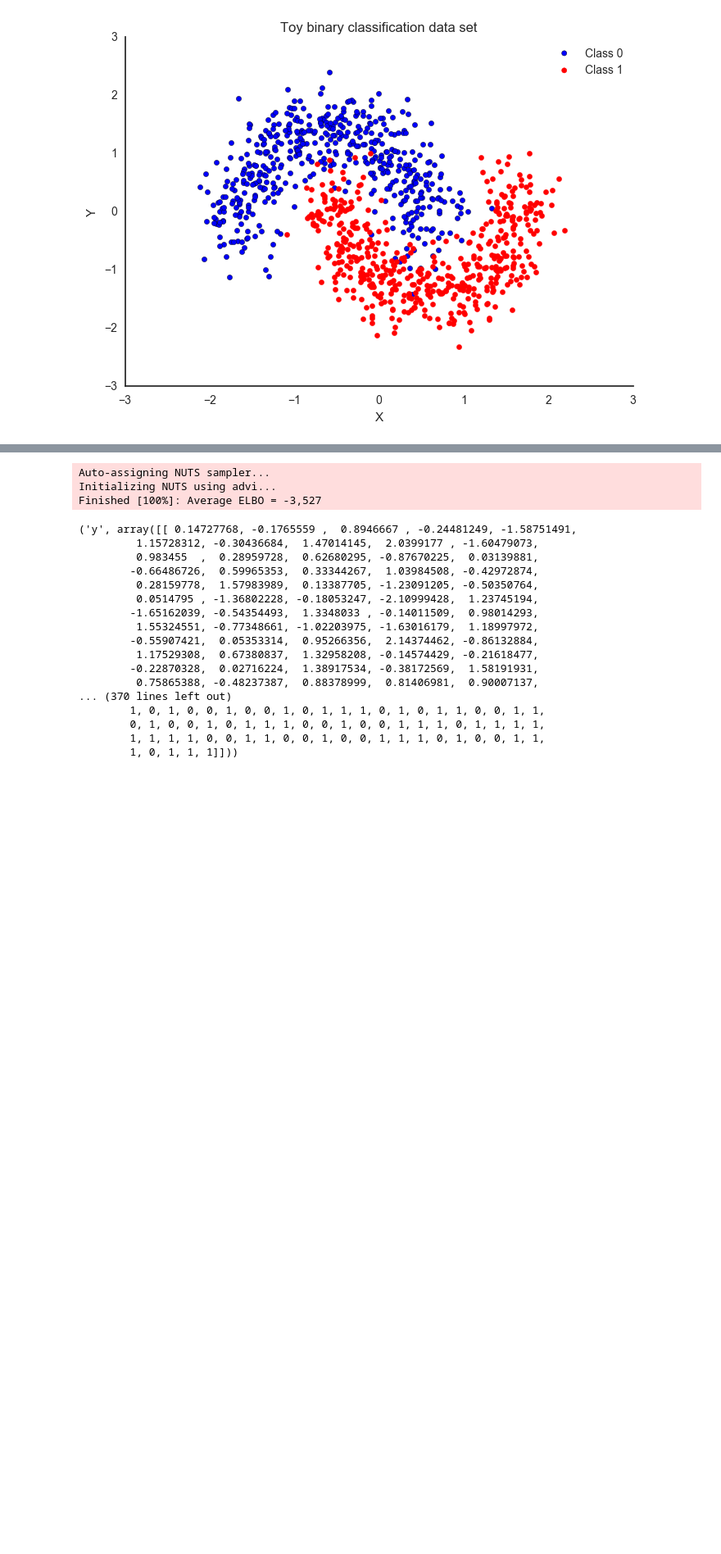
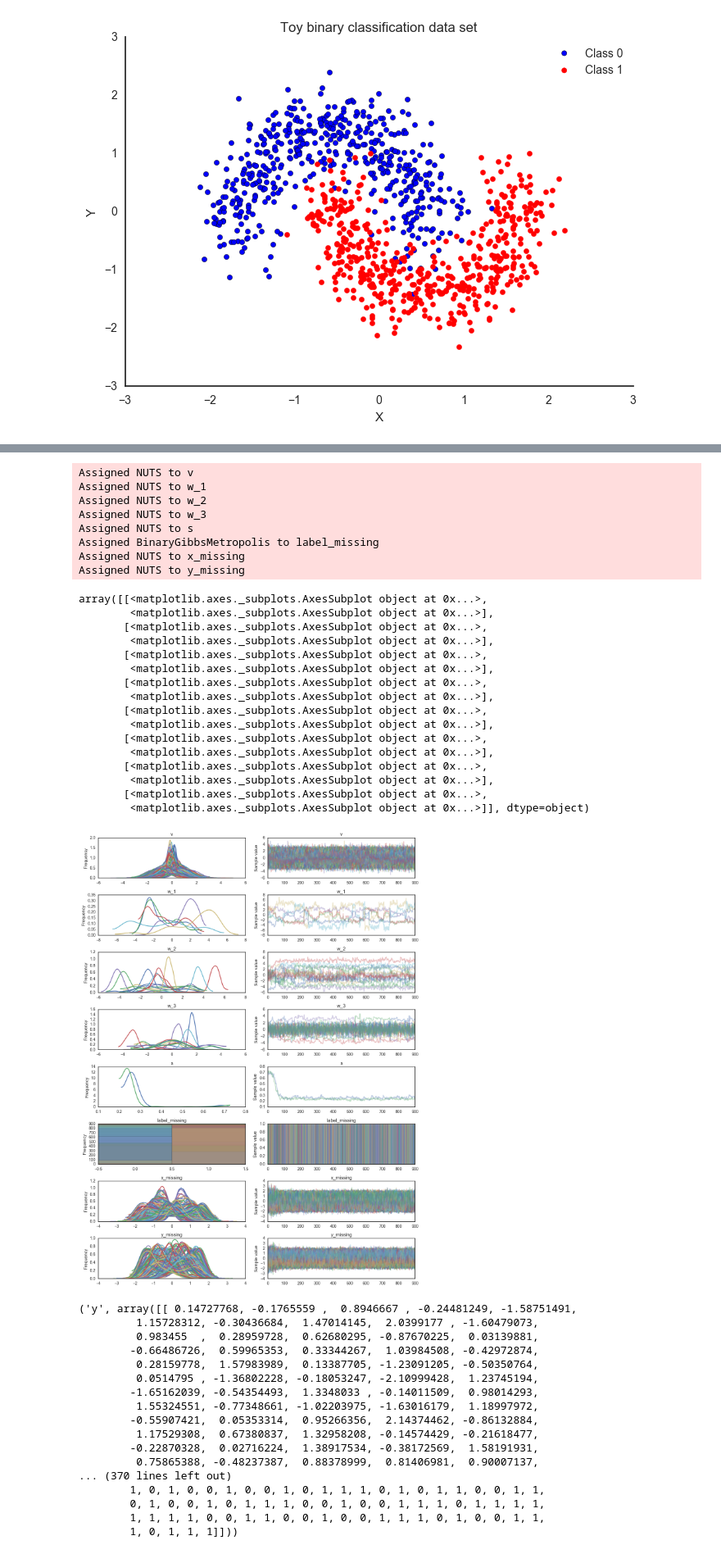
Before and after one commit to yunlinz/imputer, a Jupyter notebook: simple.ipynb, the cells around one changed output, grey strips where cells are left out. Shown at 82% size. Saved outputs shown, nothing was run; the diff lists cells and outputs as text; code cells hidden in the pictures; blank space fills up the shorter version.

Commit message:
2 sigma

```diff
--- a/simple.ipynb
+++ b/simple.ipynb
@@ -35,7 +35,7 @@ y_masked = combined_data[~mask[:,0] & mask[:,1]]
 label_only = combined_data[mask[:,0] & mask[:,1] & ~mask[:,2]]
 coord_only = combined_data[~mask[:,0] & ~mask[:,1] & mask[:,2]]
 
-train_data = combined_data[~mask[:,0] | ~mask[:,1] | ~mask[:,2]]
+train_data = masked_data[~mask[:,0] | ~mask[:,1] | ~mask[:,2]]
 # %%
 fig, ax = plt.subplots()
 ax.scatter(non_masked[non_masked[:,2]==0, 0], non_masked[non_masked[:,2]==0, 1], label='Class 0')
@@ -48,9 +48,4 @@ ax.set(xlabel='X', ylabel='Y', title='Toy binary classification data set');
 # %%
-def sigmoid(x):
-    lambda(x): 1.0/(1.0+exp(-x))
-
-
-
 latent_size = 2
 
 hidden_1 = 3
@@ -68,26 +63,51 @@ with pm.Model() as imputer:
     weight_2 = pm.Normal('w_2', 0, sd=1, shape=(hidden_1, hidden_2), testval=w_2)
     weight_3 = pm.Normal('w_3', 0, sd=1, shape=(hidden_2, out), testval=w_3)
 
+    sigmas = pm.Normal('s', 1, 1, shape=2)
+
     act_1 = T.nnet.sigmoid(T.dot(latent_v, weight_1))
     act_2 = T.nnet.sigmoid(T.dot(act_1, weight_2))
     output = T.dot(act_2, weight_3)
 
     labels = pm.Bernoulli('label', act_2[:,0], observed=train_data[:,2])
-    x_coords = pm.Normal('x', output[:,0], sd=output[:,1], observed=train_data[:,0])
-    y_coords = pm.Normal('y', output[:,2], sd=output[:,3], observed=train_data[:,1])
+    x_coords = pm.Normal('x', output[:,0], sd=sigmas[labels], observed=train_data[:,0])
+    y_coords = pm.Normal('y', output[:,1], sd=sigmas[labels], observed=train_data[:,1])
 # %%
 from pymc3 import sample
 
 with imputer:
-    trace = sample(5000)
+    trace = sample(1000)
 # %% [output]
-Auto-assigning NUTS sampler...
-Initializing NUTS using advi...
-Finished [100%]: Average ELBO = -3,527
+Assigned NUTS to v
+Assigned NUTS to w_1
+Assigned NUTS to w_2
+Assigned NUTS to w_3
+Assigned NUTS to s
+Assigned BinaryGibbsMetropolis to label_missing
+Assigned NUTS to x_missing
+Assigned NUTS to y_missing
 # %%
 from pymc3 import traceplot
 
-traceplot(trace)
+traceplot(trace[100:])
+# %% [output]
+array([[<matplotlib.axes._subplots.AxesSubplot object at 0x...>,
+        <matplotlib.axes._subplots.AxesSubplot object at 0x...>],
+       [<matplotlib.axes._subplots.AxesSubplot object at 0x...>,
+        <matplotlib.axes._subplots.AxesSubplot object at 0x...>],
+       [<matplotlib.axes._subplots.AxesSubplot object at 0x...>,
+        <matplotlib.axes._subplots.AxesSubplot object at 0x...>],
+       [<matplotlib.axes._subplots.AxesSubplot object at 0x...>,
+        <matplotlib.axes._subplots.AxesSubplot object at 0x...>],
+       [<matplotlib.axes._subplots.AxesSubplot object at 0x...>,
+        <matplotlib.axes._subplots.AxesSubplot object at 0x...>],
+       [<matplotlib.axes._subplots.AxesSubplot object at 0x...>,
+        <matplotlib.axes._subplots.AxesSubplot object at 0x...>],
+       [<matplotlib.axes._subplots.AxesSubplot object at 0x...>,
+        <matplotlib.axes._subplots.AxesSubplot object at 0x...>],
+       [<matplotlib.axes._subplots.AxesSubplot object at 0x...>,
+        <matplotlib.axes._subplots.AxesSubplot object at 0x...>]], dtype=object)
+[figure, added]
 # %%
 ppc = pm.sample_ppc(trace, samples=1, model=imputer, size=1)
 # %%
```
Also changed, not shown: parts of 4 cells of this notebook.
